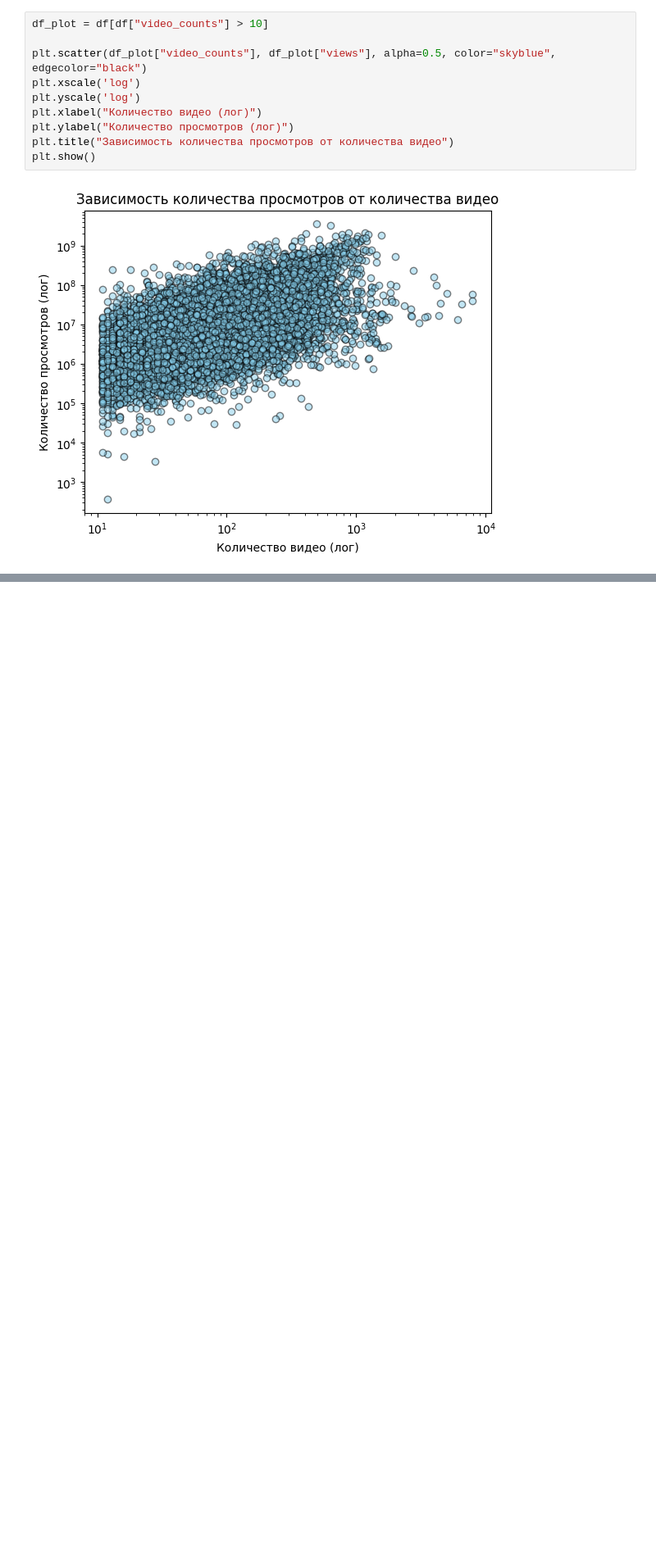
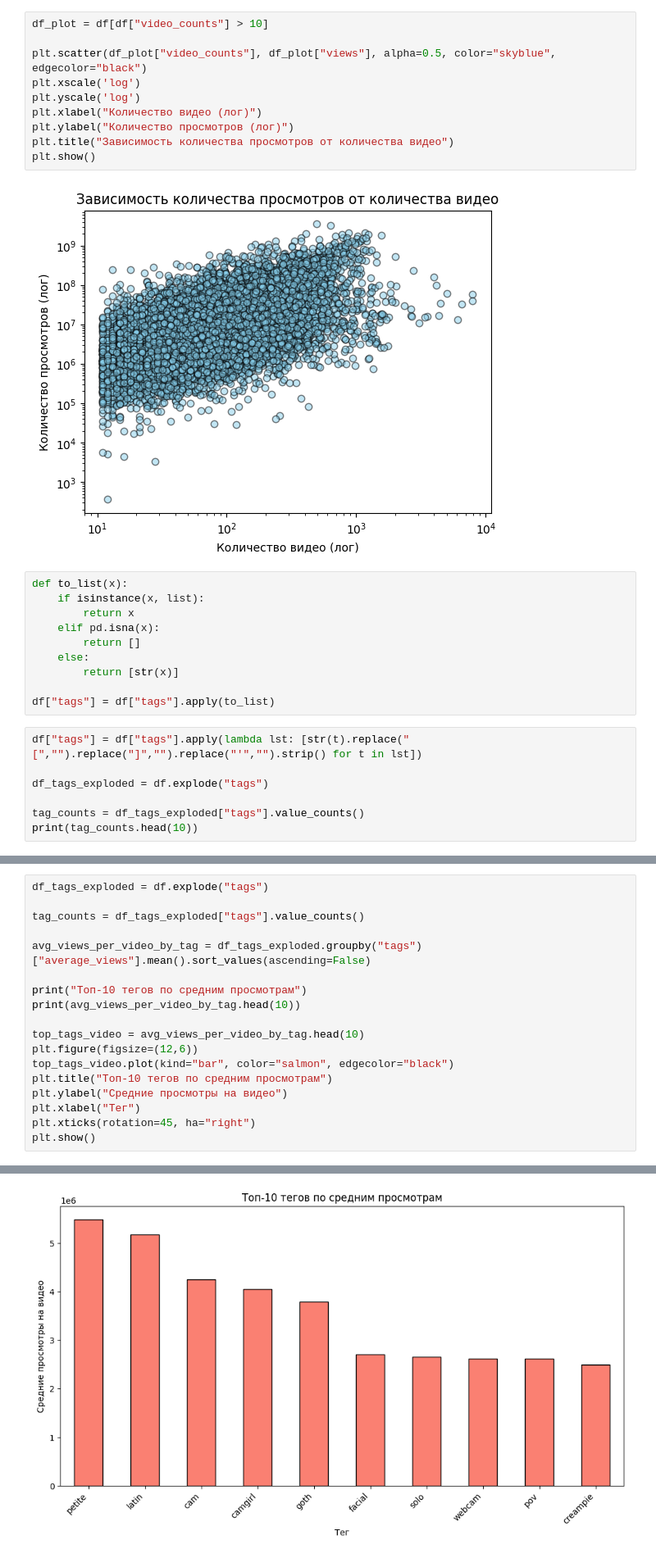
Before and after one commit to Peter-korn/Group-Project-2, a Jupyter notebook: EDA.ipynb, the cells around one changed output, grey strips where cells are left out. Shown at 82% size. Cells and saved outputs as stored; diff of their text form; blank space fills up the shorter version.

```diff
--- a/EDA.ipynb
+++ b/EDA.ipynb
@@ -160,3 +210,20 @@ plt.title("Зависимость количества просмотров от
 plt.show()
 # %% [output]
 [figure]
+# %%
+def to_list(x):
+    if isinstance(x, list):
+        return x
+    elif pd.isna(x):
+        return []
+    else:
+        return [str(x)]
+
+df["tags"] = df["tags"].apply(to_list)
+# %%
+df["tags"] = df["tags"].apply(lambda lst: [str(t).replace("[","").replace("]","").replace("'","").strip() for t in lst])
+
+df_tags_exploded = df.explode("tags")
+
+tag_counts = df_tags_exploded["tags"].value_counts()
+print(tag_counts.head(10))
@@ -162,0 +243,19 @@ plt.show()
+# %%
+df_tags_exploded = df.explode("tags")
+
+tag_counts = df_tags_exploded["tags"].value_counts()
+
+avg_views_per_video_by_tag = df_tags_exploded.groupby("tags")["average_views"].mean().sort_values(ascending=False)
+
+print("Топ-10 тегов по средним просмотрам")
+print(avg_views_per_video_by_tag.head(10))
+
+top_tags_video = avg_views_per_video_by_tag.head(10)
+plt.figure(figsize=(12,6))
+top_tags_video.plot(kind="bar", color="salmon", edgecolor="black")
+plt.title("Топ-10 тегов по средним просмотрам")
+plt.ylabel("Средние просмотры на видео")
+plt.xlabel("Тег")
+plt.xticks(rotation=45, ha="right")
+plt.show()
+# %% [output]
@@ -162,0 +275 @@ plt.show()
+[figure, added]
```
Also changed, not shown: parts of 7 cells of this notebook, 1 other file.
